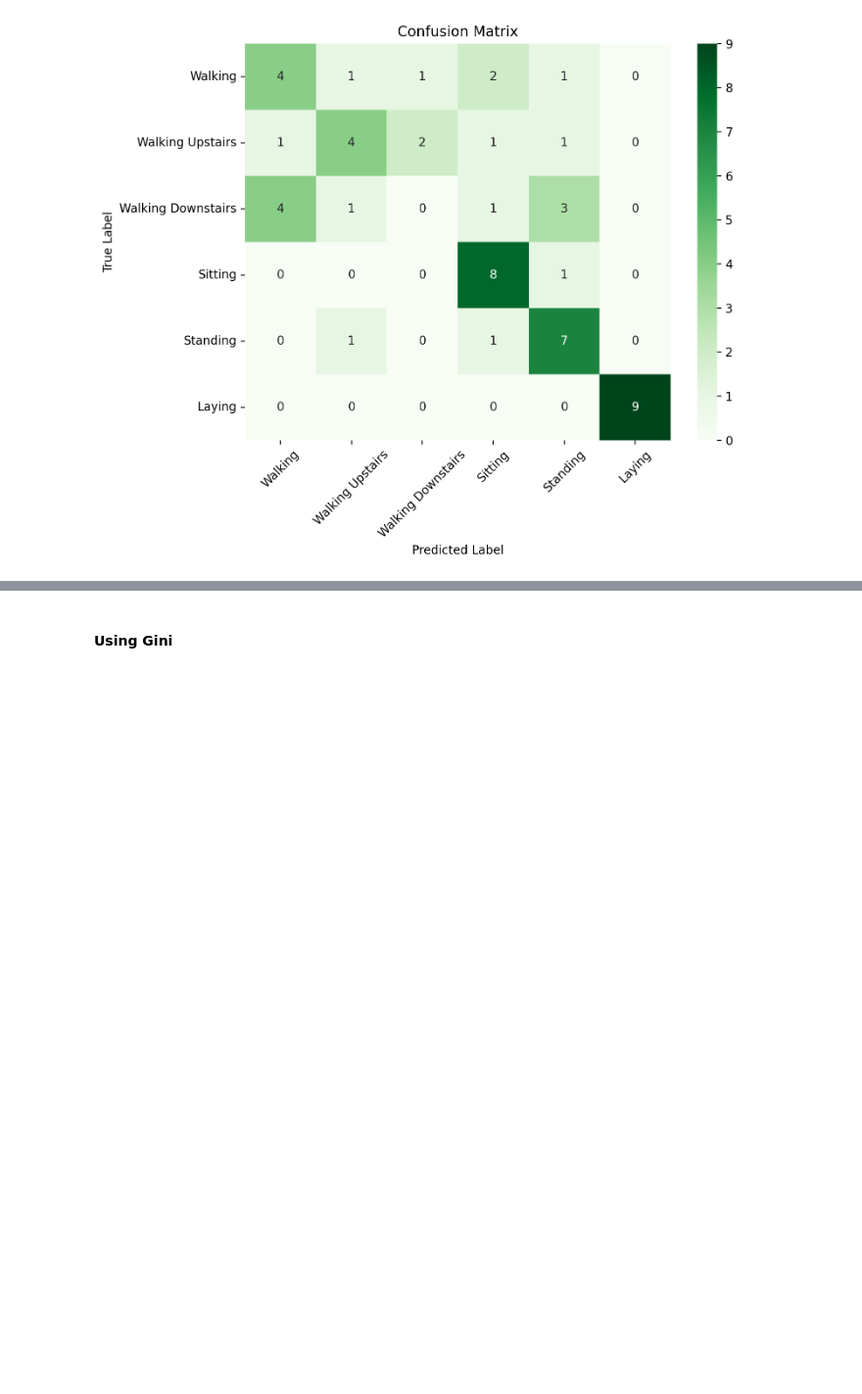
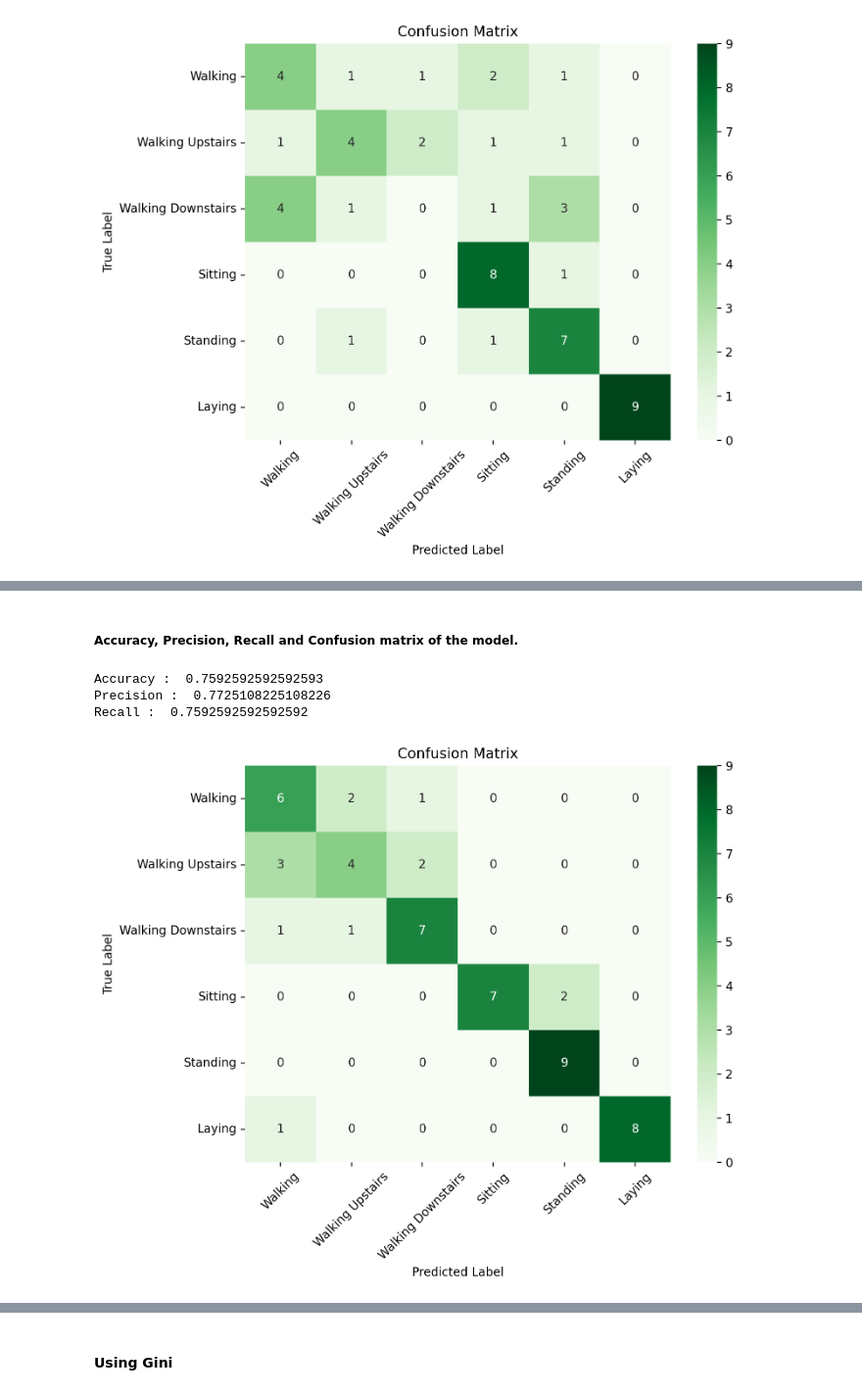
Before and after one commit to nupoor-ka/es_335_ml_har, a Jupyter notebook: Sk_DT.ipynb, the cells around one changed output, grey strips where cells are left out. Shown at 98% size. Drawn from its saved outputs; the diff is of its cells as text; code cells hidden in the pictures; blank space fills up the shorter version.

```diff
--- a/Sk_DT.ipynb
+++ b/Sk_DT.ipynb
@@ -159 +238,25 @@ Recall :  0.5925925925925926
+# %% [markdown]
+##### Accuracy, Precision, Recall and Confusion matrix of the model.
+# %%
+
+y_hat=sk_dt.predict(xt2)
+a=skl.metrics.accuracy_score(y_test,y_hat)
+print("Accuracy : ",a)
+p=skl.metrics.precision_score(y_test,y_hat,average='macro')
+print("Precision : ",p)
+r=skl.metrics.recall_score(y_test,y_hat,average='macro')
+print("Recall : ",r)
+cm=skl.metrics.confusion_matrix(y_test,y_hat)
+plt.figure(figsize=(8, 6))
+sns.heatmap(cm, annot=True, fmt='d', cmap='Greens', xticklabels=activities, yticklabels=activities)
+plt.xticks(rotation=45)
+plt.xlabel('Predicted Label')
+plt.ylabel('True Label')
+plt.title('Confusion Matrix')
+plt.show()
+# %% [output]
+Accuracy :  0.7592592592592593
+Precision :  0.7725108225108226
+Recall :  0.7592592592592592
+[figure, added]
 # %% [markdown]
```
Also changed, not shown: parts of 45 cells of this notebook.
